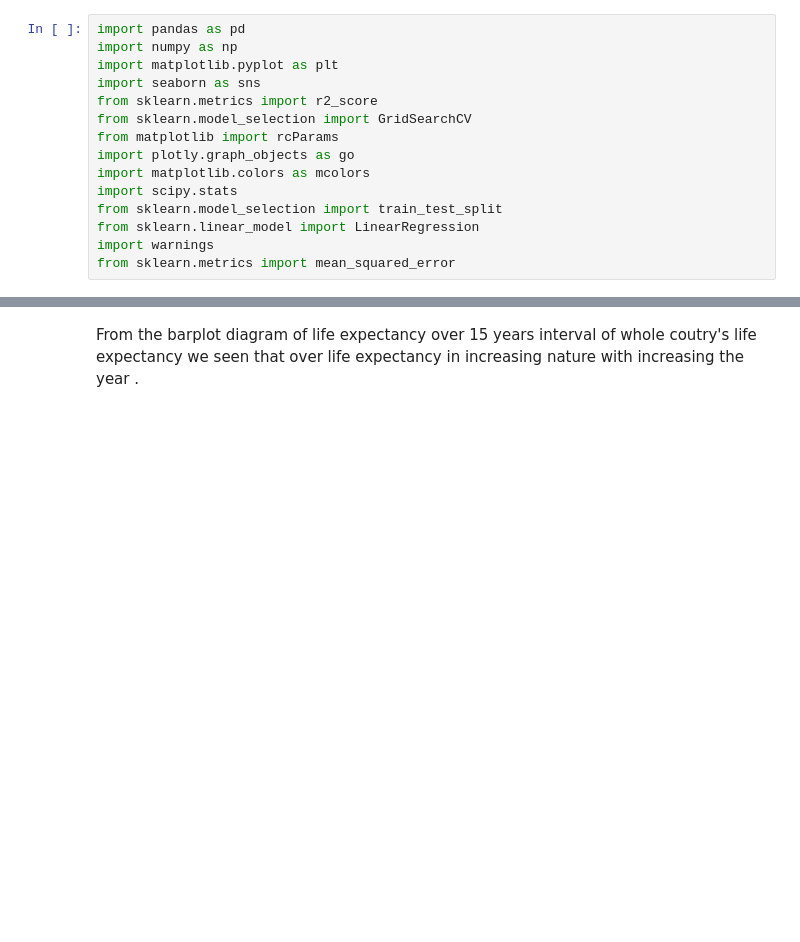
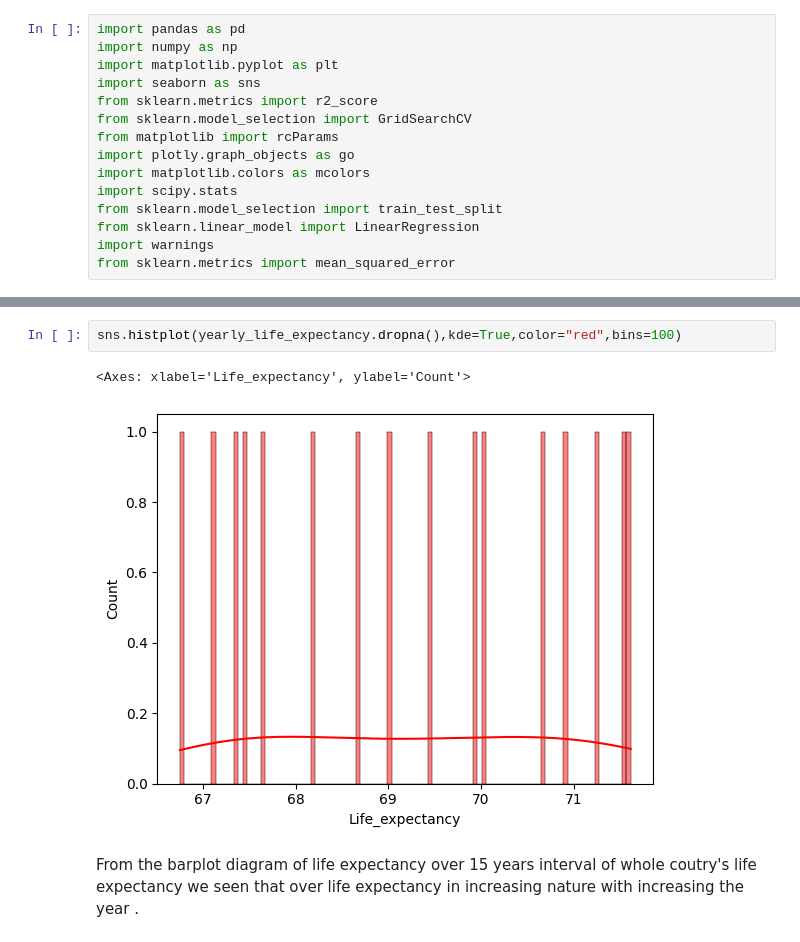
Before and after one commit to Mhalder2001/Life-Expectancy-Project, a Jupyter notebook: Life Expectancy _Mhalder2001.ipynb, the cells around one changed output, grey strips where cells are left out. Drawn from its saved outputs; the diff is of its cells as text; blank space fills up the shorter version.

```diff
--- a/Life Expectancy _Mhalder2001.ipynb
+++ b/Life Expectancy _Mhalder2001.ipynb
@@ -68,3 +84,8 @@ KeyError: 'Column not found: Life_expectancy'
+# %%
+sns.histplot(yearly_life_expectancy.dropna(),kde=True,color="red",bins=100)
+# %% [output]
+<Axes: xlabel='Life_expectancy', ylabel='Count'>
+[figure, added]
 # %% [markdown]
 From the barplot diagram of life expectancy over 15 years interval of whole coutry's life expectancy we seen that over life expectancy in increasing nature with increasing the year .
 # %%
```
Also changed, not shown: parts of 13 cells of this notebook.
